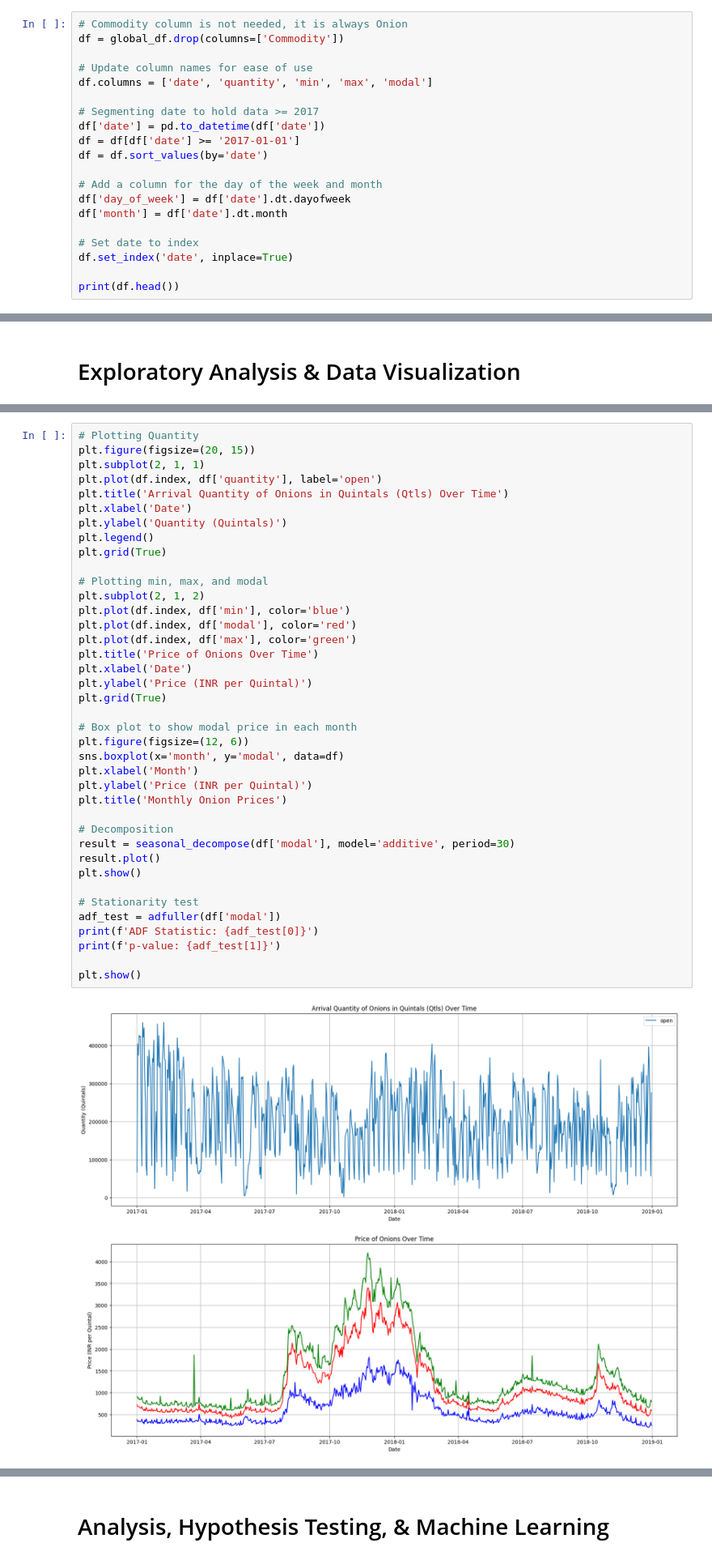
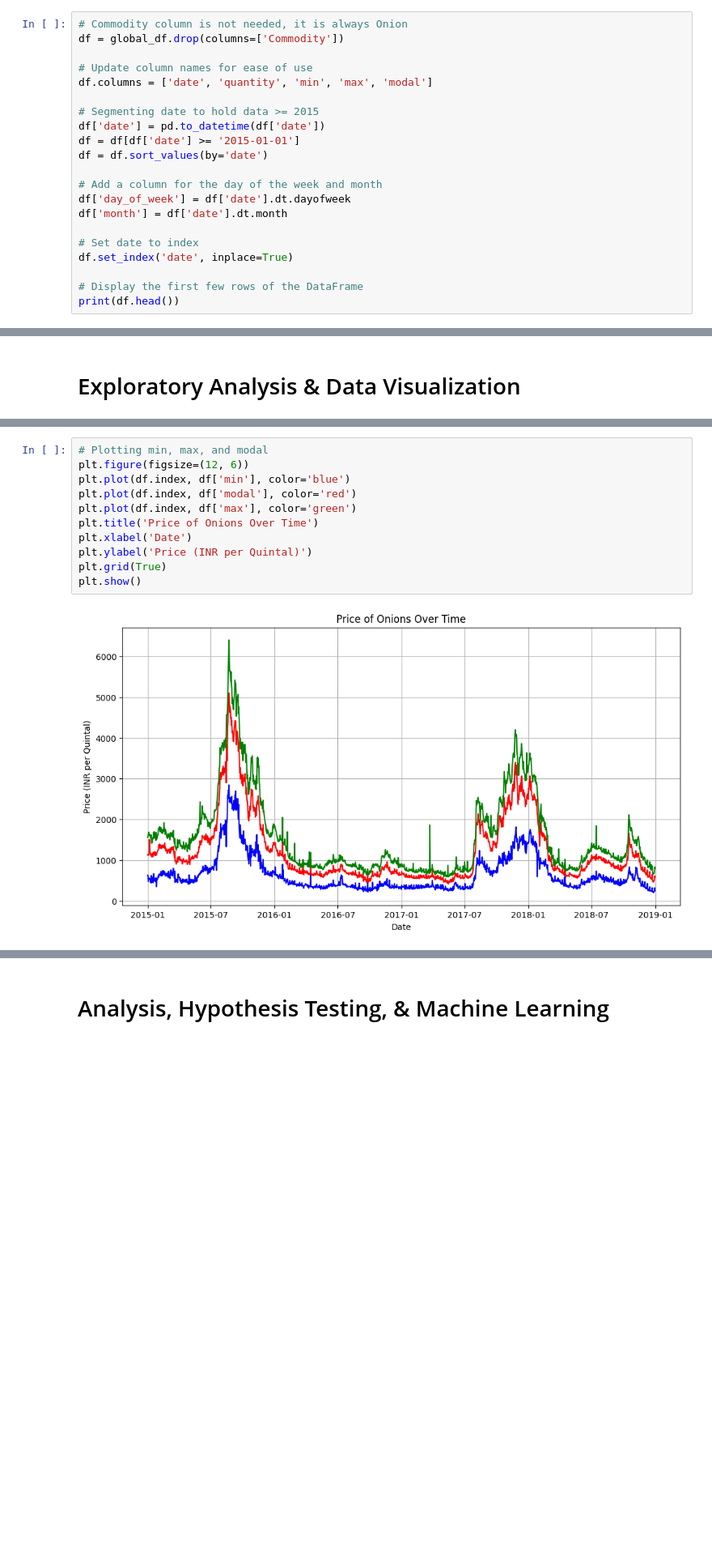
Before and after one commit to 4Delta6/4Delta6.github.io, a Jupyter notebook: final.ipynb, the cells around one changed output, grey strips where cells are left out. Shown at 81% size. Saved outputs shown, nothing was run; the diff lists cells and outputs as text; blank space fills up the shorter version.

```diff
--- a/final.ipynb
+++ b/final.ipynb
@@ -49,9 +79,9 @@ df = global_df.drop(columns=['Commodity'])
 # Update column names for ease of use
 df.columns = ['date', 'quantity', 'min', 'max', 'modal']
 
-# Segmenting date to hold data >= 2017
+# Segmenting date to hold data >= 2015
 df['date'] = pd.to_datetime(df['date'])
-df = df[df['date'] >= '2017-01-01']
+df = df[df['date'] >= '2015-01-01']
 df = df.sort_values(by='date')
 
 # Add a column for the day of the week and month
@@ -61,5 +91,6 @@ df['month'] = df['date'].dt.month
 # Set date to index
 df.set_index('date', inplace=True)
 
+# Display the first few rows of the DataFrame
 print(df.head())
 # %% [output]
@@ -75,41 +120,13 @@ date
 # %%
-# Plotting Quantity
-plt.figure(figsize=(20, 15))
-plt.subplot(2, 1, 1)
-plt.plot(df.index, df['quantity'], label='open')
-plt.title('Arrival Quantity of Onions in Quintals (Qtls) Over Time')
-plt.xlabel('Date')
-plt.ylabel('Quantity (Quintals)')
-plt.legend()
-plt.grid(True)
-
 # Plotting min, max, and modal
-plt.subplot(2, 1, 2)
+plt.figure(figsize=(12, 6))
 plt.plot(df.index, df['min'], color='blue')
 plt.plot(df.index, df['modal'], color='red')
 plt.plot(df.index, df['max'], color='green')
 plt.title('Price of Onions Over Time')
 plt.xlabel('Date')
 plt.ylabel('Price (INR per Quintal)')
 plt.grid(True)
-
-# Box plot to show modal price in each month
-plt.figure(figsize=(12, 6))
-sns.boxplot(x='month', y='modal', data=df)
-plt.xlabel('Month')
-plt.ylabel('Price (INR per Quintal)')
-plt.title('Monthly Onion Prices')
-
-# Decomposition
-result = seasonal_decompose(df['modal'], model='additive', period=30)
-result.plot()
 plt.show()
-
-# Stationarity test
-adf_test = adfuller(df['modal'])
-print(f'ADF Statistic: {adf_test[0]}')
-print(f'p-value: {adf_test[1]}')
-
-plt.show()
 # %% [output]
-[figure, old version]
+[figure, new version]
```
Also changed, not shown: parts of 16 cells of this notebook.
